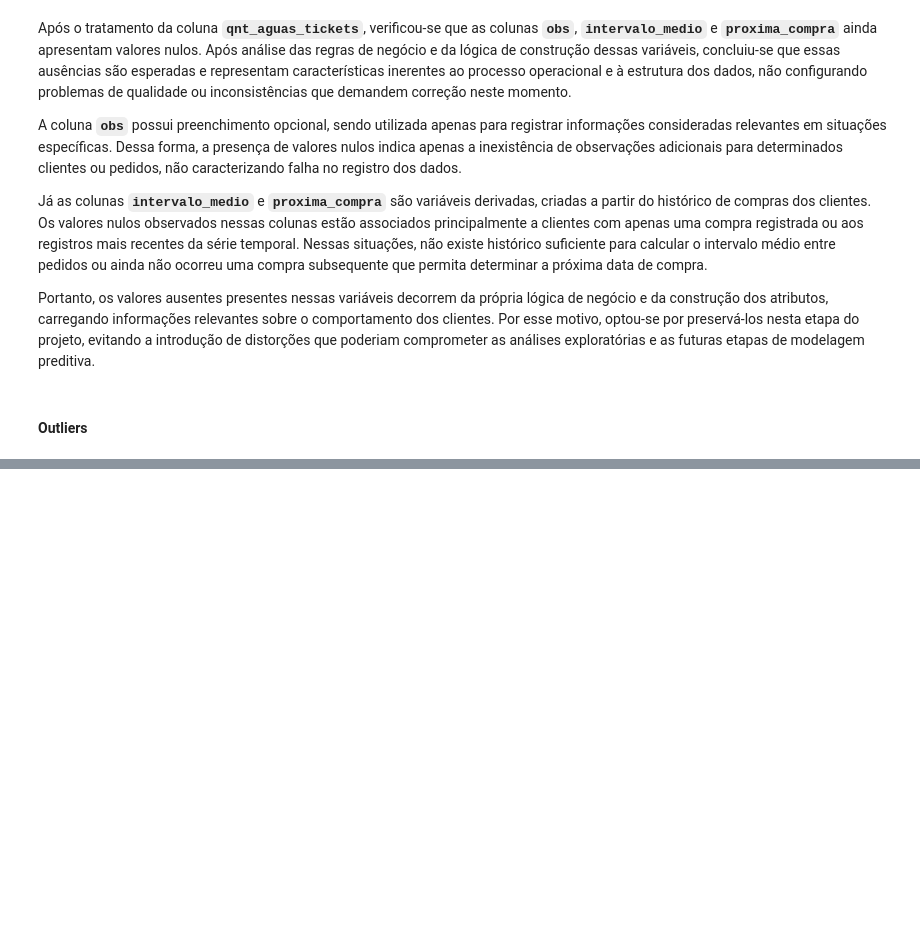
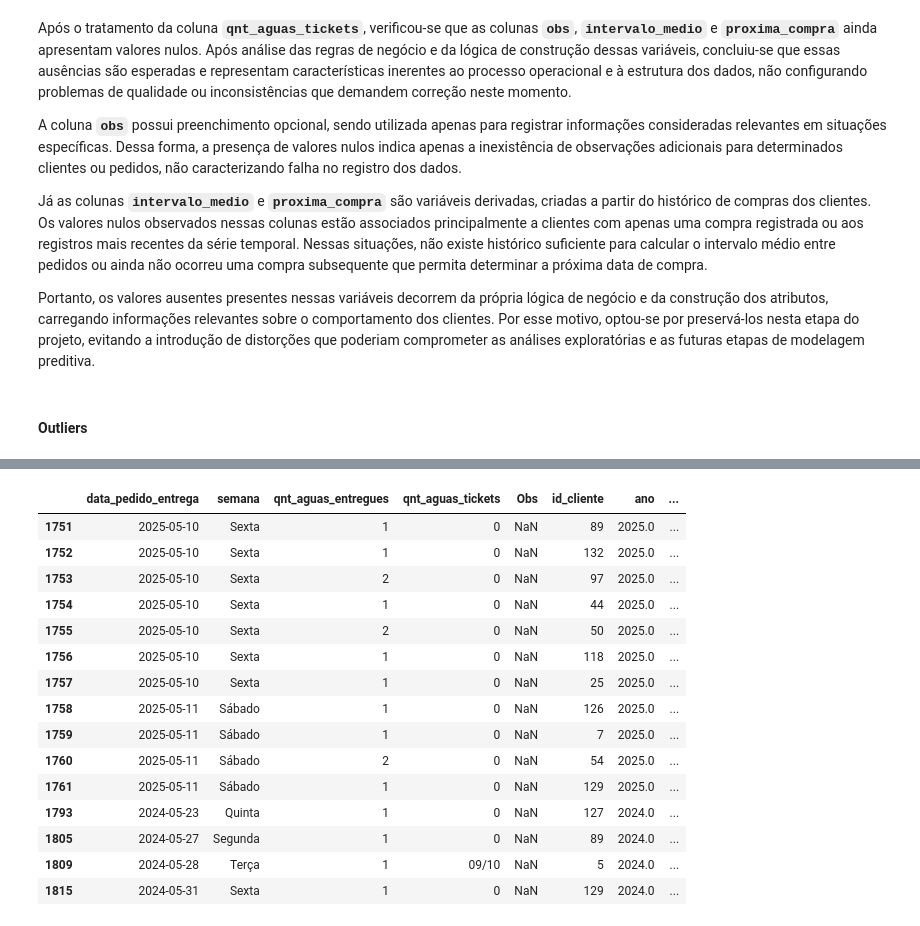
Before and after one commit to Fernandonneto/Projeto_Real_-_Previsao_Recompra_Agua_Mineral_Machine_Learning, a Jupyter notebook: Tratamento dos dados/Tratamento_dados.ipynb, the cells around one changed output, grey strips where cells are left out. Drawn from its saved outputs; the diff is of its cells as text; code cells hidden in the pictures; blank space fills up the shorter version.

```diff
--- a/Tratamento dos dados/Tratamento_dados.ipynb
+++ b/Tratamento dos dados/Tratamento_dados.ipynb
@@ -381,0 +460,20 @@ Dessa forma, embora não tenham sido identificados outliers evidentes nesta etap
+# %%
+# Identificação dos clientes que estão gerando valores negativos na variável "dias_ate_proxima_compra"
+df[df['dias_ate_proxima_compra'] < 0]
+# %% [output]
+|  | data_pedido_entrega | semana | qnt_aguas_entregues | qnt_aguas_tickets | Obs | id_cliente | ano | ... |
+| 1751 | 2025-05-10 | Sexta | 1 | 0 | NaN | 89 | 2025.0 | ... |
+| 1752 | 2025-05-10 | Sexta | 1 | 0 | NaN | 132 | 2025.0 | ... |
+| 1753 | 2025-05-10 | Sexta | 2 | 0 | NaN | 97 | 2025.0 | ... |
+| 1754 | 2025-05-10 | Sexta | 1 | 0 | NaN | 44 | 2025.0 | ... |
+| 1755 | 2025-05-10 | Sexta | 2 | 0 | NaN | 50 | 2025.0 | ... |
+| 1756 | 2025-05-10 | Sexta | 1 | 0 | NaN | 118 | 2025.0 | ... |
+| 1757 | 2025-05-10 | Sexta | 1 | 0 | NaN | 25 | 2025.0 | ... |
+| 1758 | 2025-05-11 | Sábado | 1 | 0 | NaN | 126 | 2025.0 | ... |
+| 1759 | 2025-05-11 | Sábado | 1 | 0 | NaN | 7 | 2025.0 | ... |
+| 1760 | 2025-05-11 | Sábado | 2 | 0 | NaN | 54 | 2025.0 | ... |
+| 1761 | 2025-05-11 | Sábado | 1 | 0 | NaN | 129 | 2025.0 | ... |
+| 1793 | 2024-05-23 | Quinta | 1 | 0 | NaN | 127 | 2024.0 | ... |
+| 1805 | 2024-05-27 | Segunda | 1 | 0 | NaN | 89 | 2024.0 | ... |
+| 1809 | 2024-05-28 | Terça | 1 | 09/10 | NaN | 5 | 2024.0 | ... |
+| 1815 | 2024-05-31 | Sexta | 1 | 0 | NaN | 129 | 2024.0 | ... |
```
Also changed, not shown: parts of 13 cells of this notebook.
